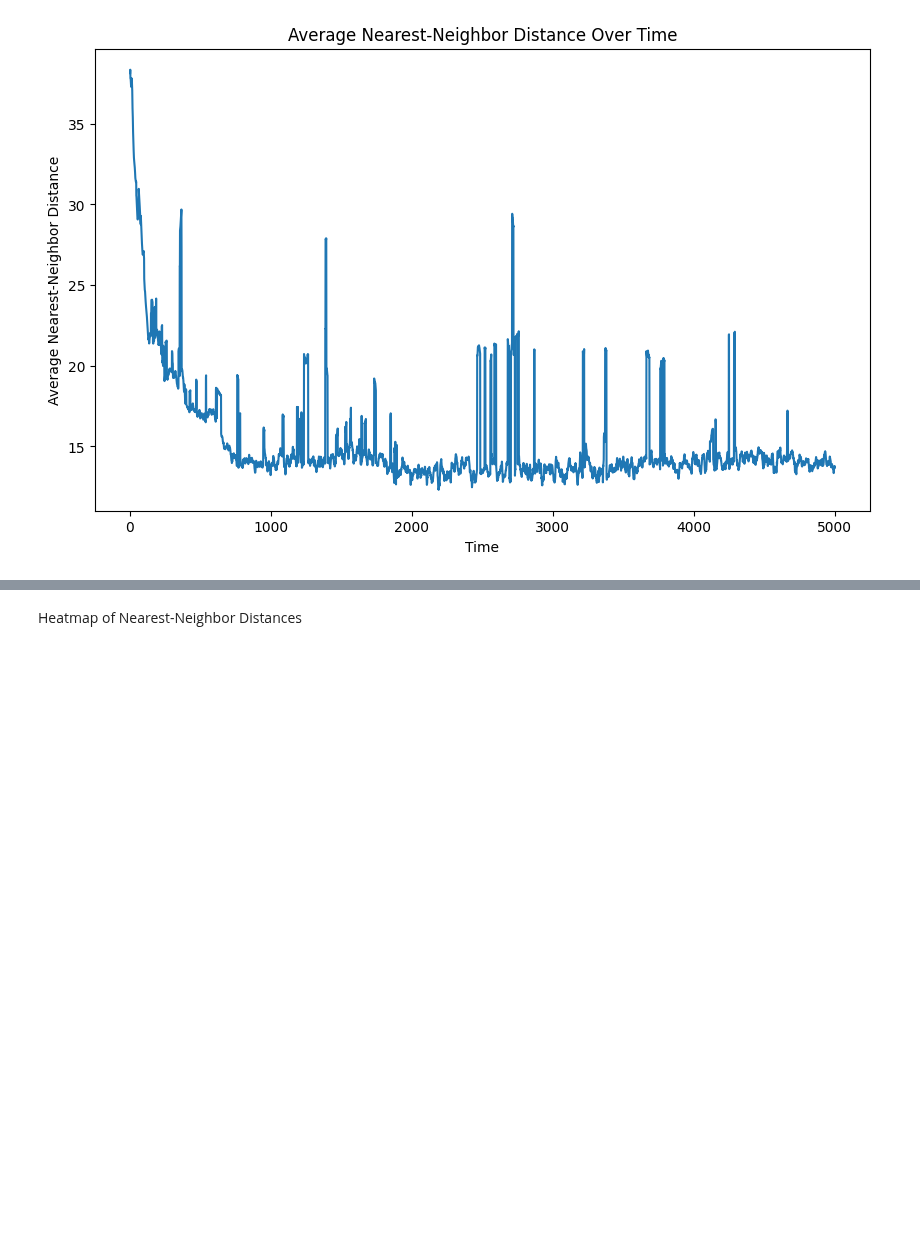
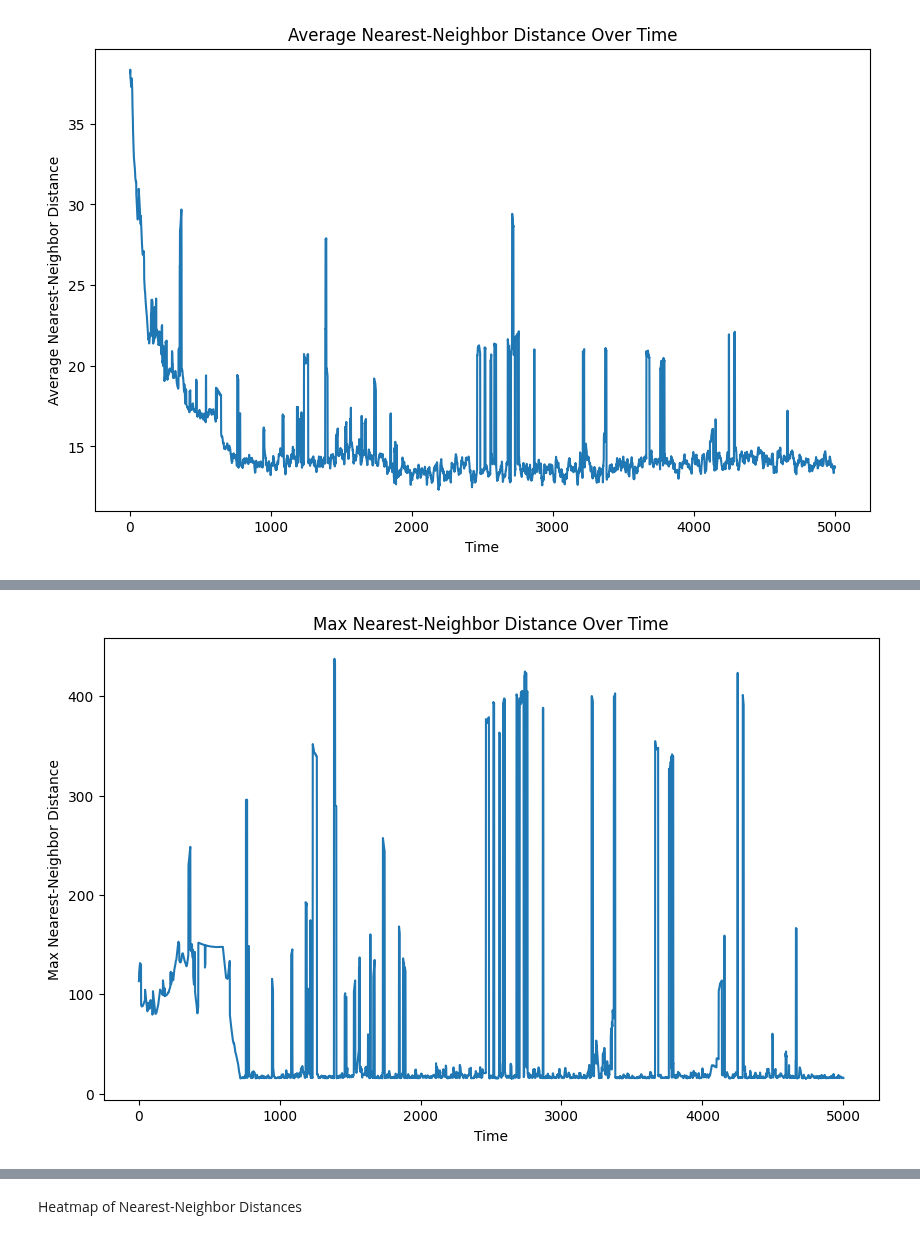
Before and after one commit to VaggelisSpi/NaCo_Project, a Jupyter notebook: assignment3/si-exercises/exercise_boids/analysis_visualisations.ipynb, the cells around one changed output, grey strips where cells are left out. Drawn from its saved outputs; the diff is of its cells as text; code cells hidden in the pictures; blank space fills up the shorter version.

```diff
--- a/assignment3/si-exercises/exercise_boids/analysis_visualisations.ipynb
+++ b/assignment3/si-exercises/exercise_boids/analysis_visualisations.ipynb
@@ -53,0 +63,9 @@ plt.show()
+# %%
+plt.figure(figsize=(10, 6))
+max_distances.plot()
+plt.xlabel('Time')
+plt.ylabel('Max Nearest-Neighbor Distance')
+plt.title('Max Nearest-Neighbor Distance Over Time')
+plt.show()
+# %% [output]
+[figure, added]
```
Also changed, not shown: parts of 4 cells of this notebook, 5 other files.
